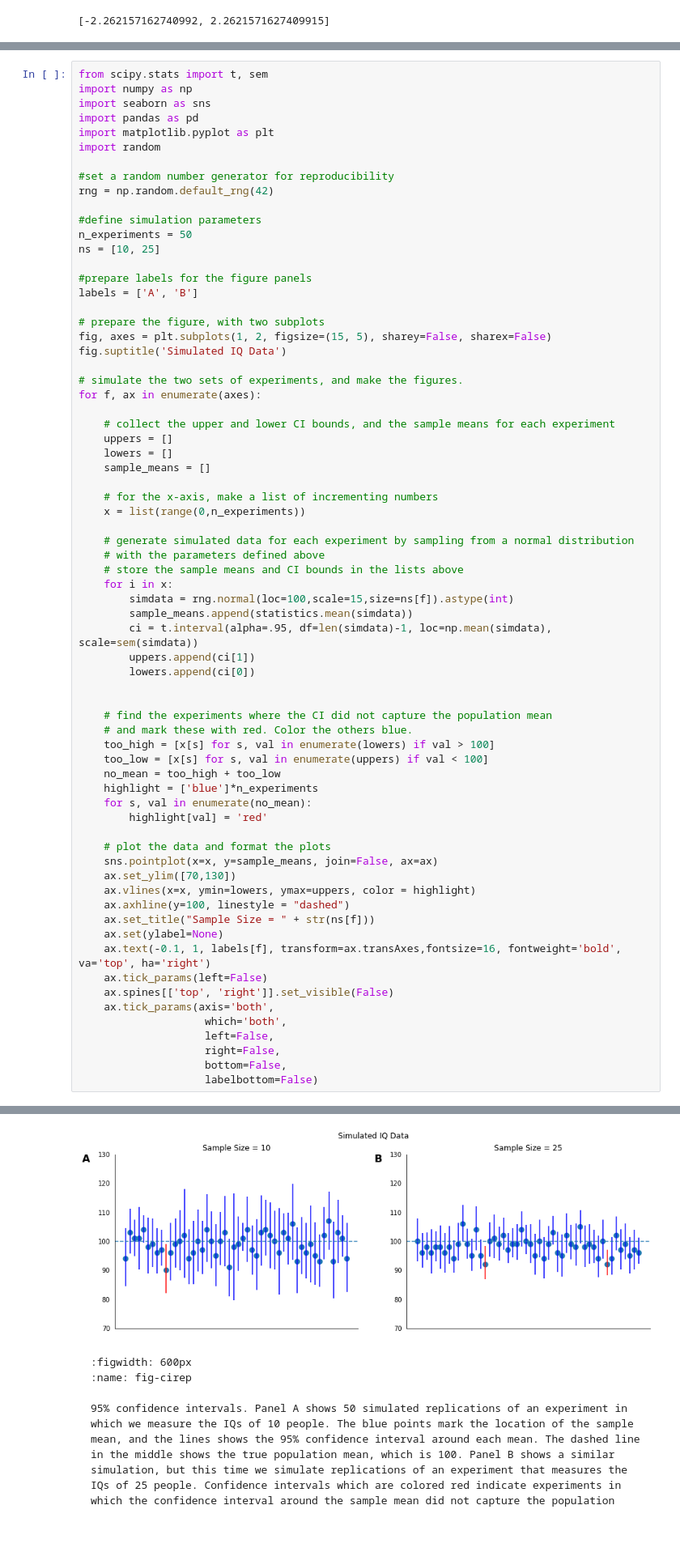
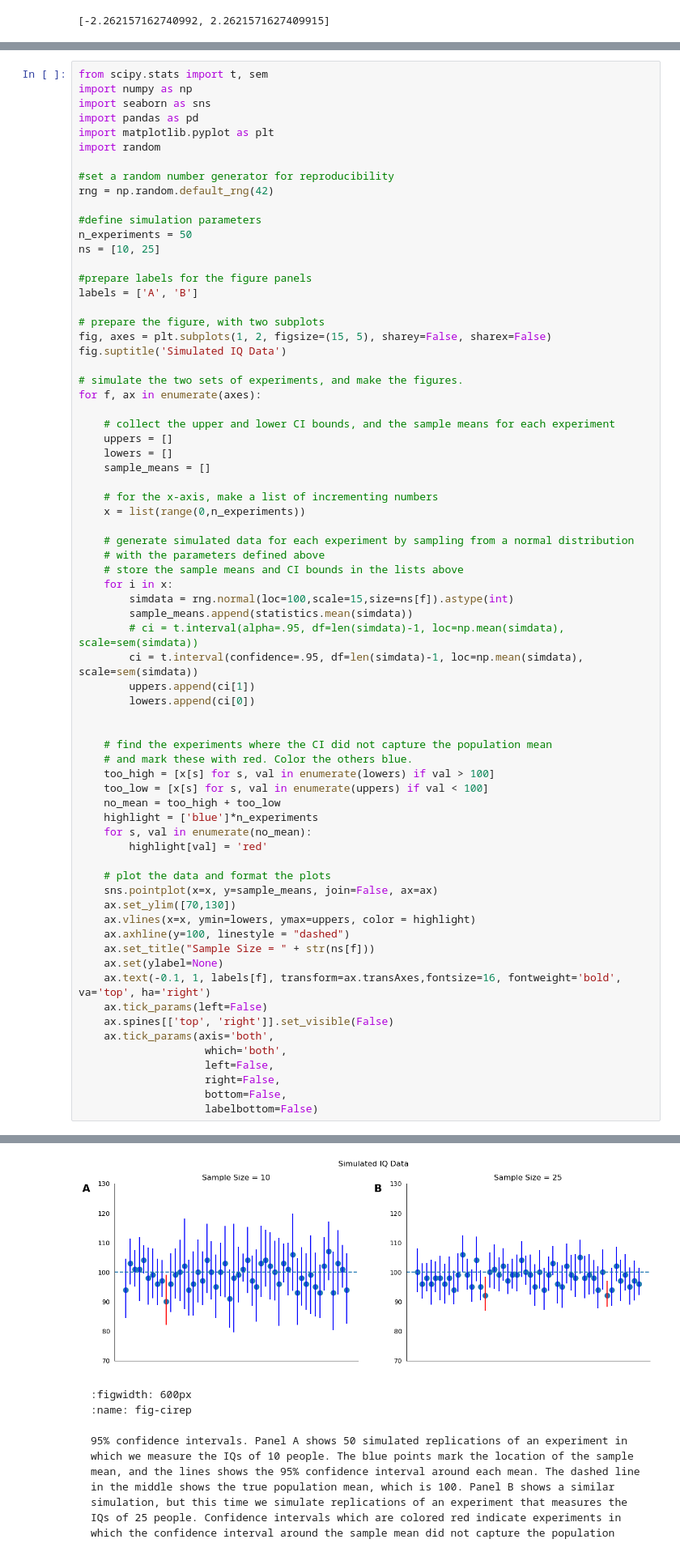
Before and after one commit to johnfkraus/pythonbook, a Jupyter notebook: Chapters/04.03-estimation.ipynb, the cells around one changed output, grey strips where cells are left out. Shown at 81% size. Drawn from its saved outputs; the diff is of its cells as text; blank space fills up the shorter version.

````diff
--- a/Chapters/04.03-estimation.ipynb
+++ b/Chapters/04.03-estimation.ipynb
@@ -826,7 +827,8 @@ for f, ax in enumerate(axes):
     for i in x:
         simdata = rng.normal(loc=100,scale=15,size=ns[f]).astype(int)
         sample_means.append(statistics.mean(simdata))
-        ci = t.interval(alpha=.95, df=len(simdata)-1, loc=np.mean(simdata), scale=sem(simdata))
+        # ci = t.interval(alpha=.95, df=len(simdata)-1, loc=np.mean(simdata), scale=sem(simdata))
+        ci = t.interval(confidence=.95, df=len(simdata)-1, loc=np.mean(simdata), scale=sem(simdata))
         uppers.append(ci[1])
         lowers.append(ci[0])
 
@@ -860,4 +869,4 @@ for f, ax in enumerate(axes):
-[figure, old version]
+[figure, new version]
 # %% [markdown]
  ```{glue:figure} cirep-fig
 :figwidth: 600px
````
Also changed, not shown: parts of 7 cells of this notebook, 1 other file.
